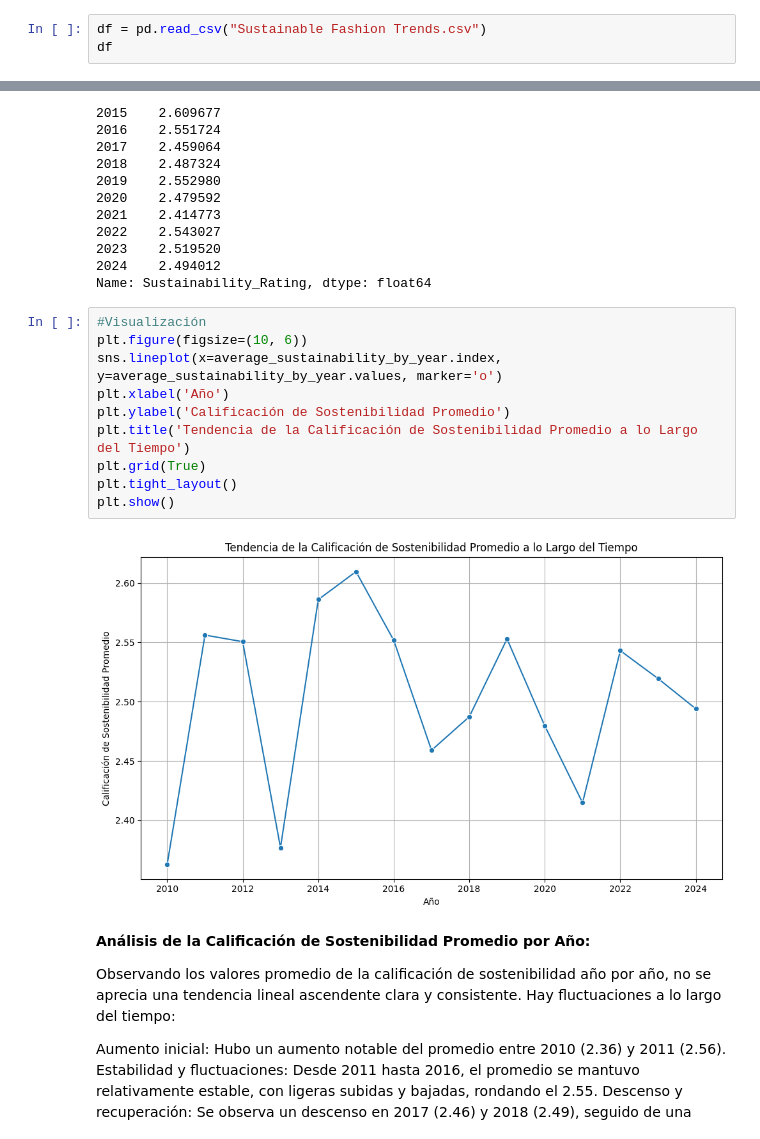
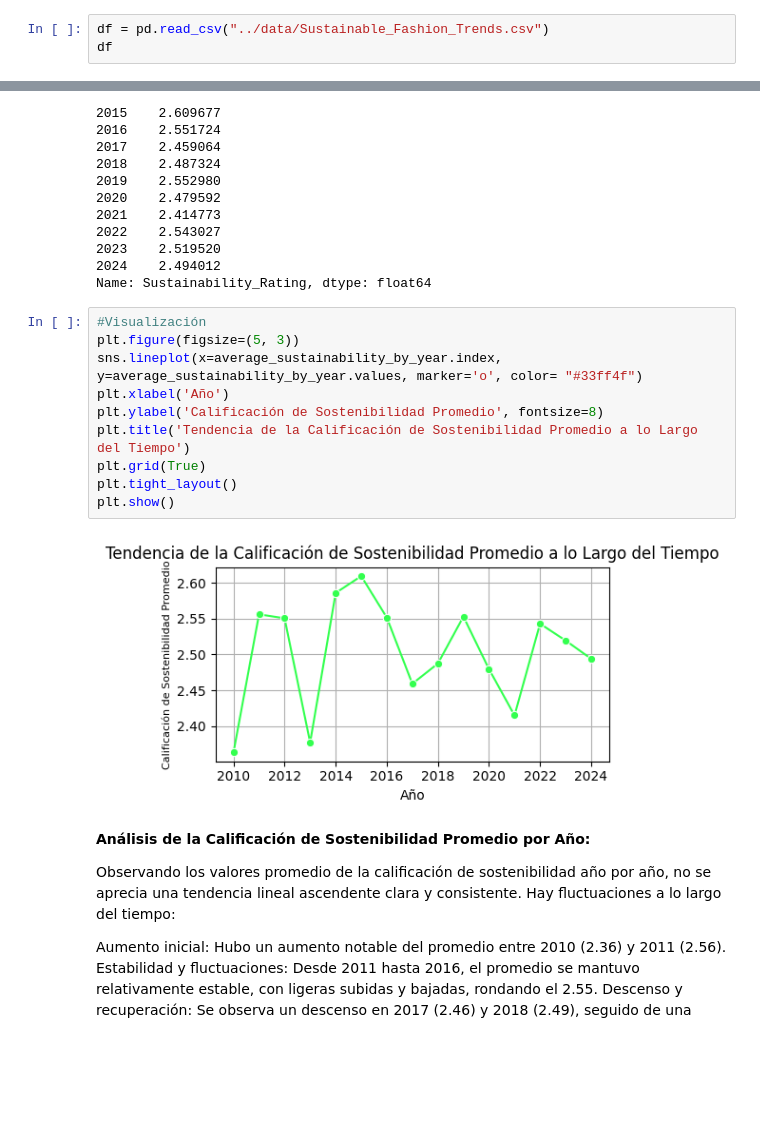
Before and after one commit to yoai13/EDA_SOSTENIBILIDAD_INDUSTRIA_TEXTIL, a Jupyter notebook: notebook/sostenible.ipynb, the cells around one changed output, grey strips where cells are left out. Cells and saved outputs as stored; diff of their text form; blank space fills up the shorter version.

```diff
--- a/notebook/sostenible.ipynb
+++ b/notebook/sostenible.ipynb
@@ -5,7 +5,7 @@ import seaborn as sns
 import pandas as pd
 import matplotlib.pyplot as plt
 # %%
-df = pd.read_csv("Sustainable Fashion Trends.csv")
+df = pd.read_csv("../data/Sustainable_Fashion_Trends.csv")
 df
 # %% [output]
 |  | Brand_ID | Brand_Name | Country | Year | Sustainability_Rating | Material_Type | Eco_Friendly_Manufacturing | ... |
@@ -779,16 +773,16 @@ Calificación de sostenibilidad promedio por año:
 Name: Sustainability_Rating, dtype: float64
 # %%
 #Visualización
-plt.figure(figsize=(10, 6))
-sns.lineplot(x=average_sustainability_by_year.index, y=average_sustainability_by_year.values, marker='o')
+plt.figure(figsize=(5, 3))
+sns.lineplot(x=average_sustainability_by_year.index, y=average_sustainability_by_year.values, marker='o', color= "#33ff4f")
 plt.xlabel('Año')
-plt.ylabel('Calificación de Sostenibilidad Promedio')
+plt.ylabel('Calificación de Sostenibilidad Promedio', fontsize=8)
 plt.title('Tendencia de la Calificación de Sostenibilidad Promedio a lo Largo del Tiempo')
 plt.grid(True)
 plt.tight_layout()
 plt.show()
 # %% [output]
-[figure, old version]
+[figure, new version]
 # %% [markdown]
 **Análisis de la Calificación de Sostenibilidad Promedio por Año:**
 
```
Also changed, not shown: parts of 30 cells of this notebook, 28 other files.
